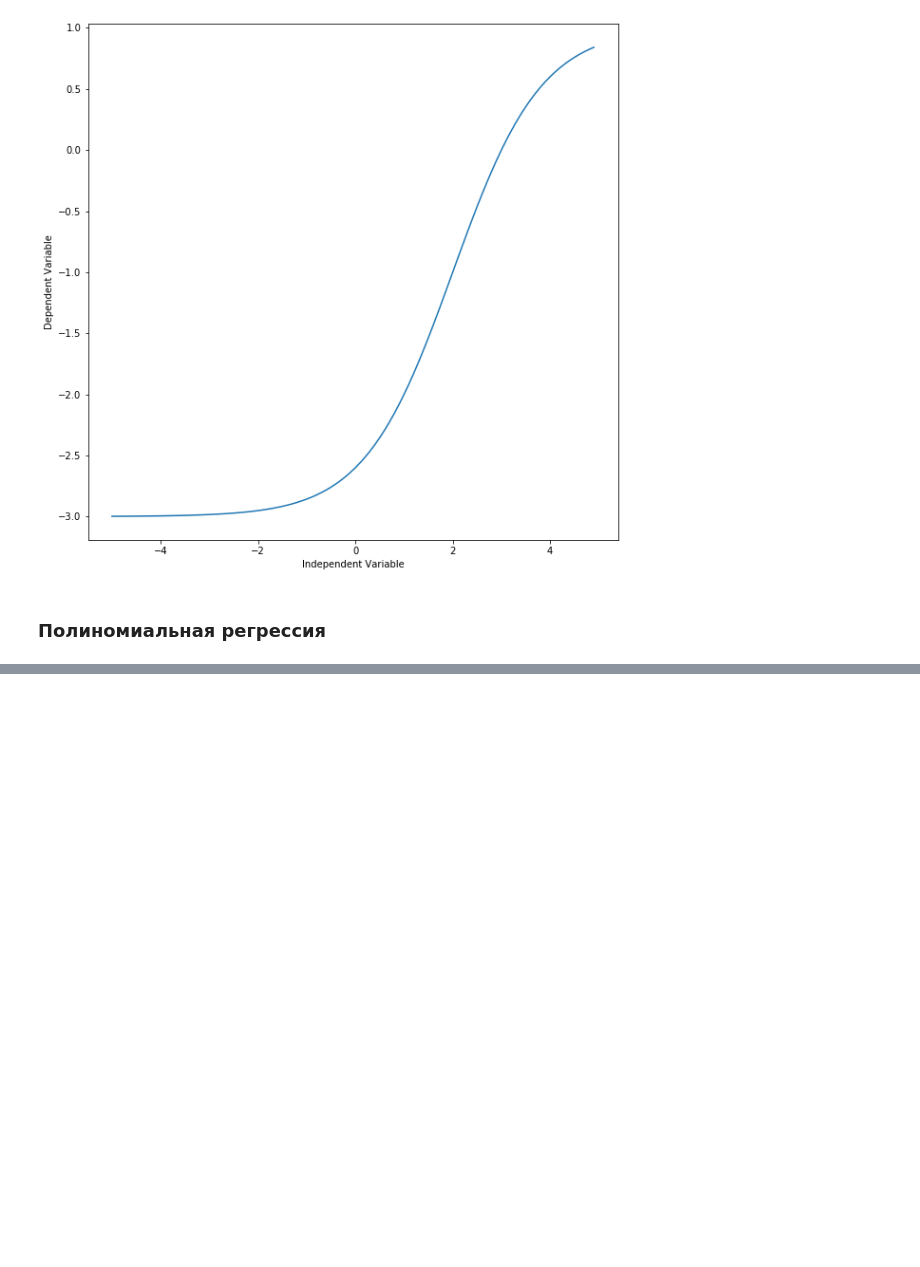
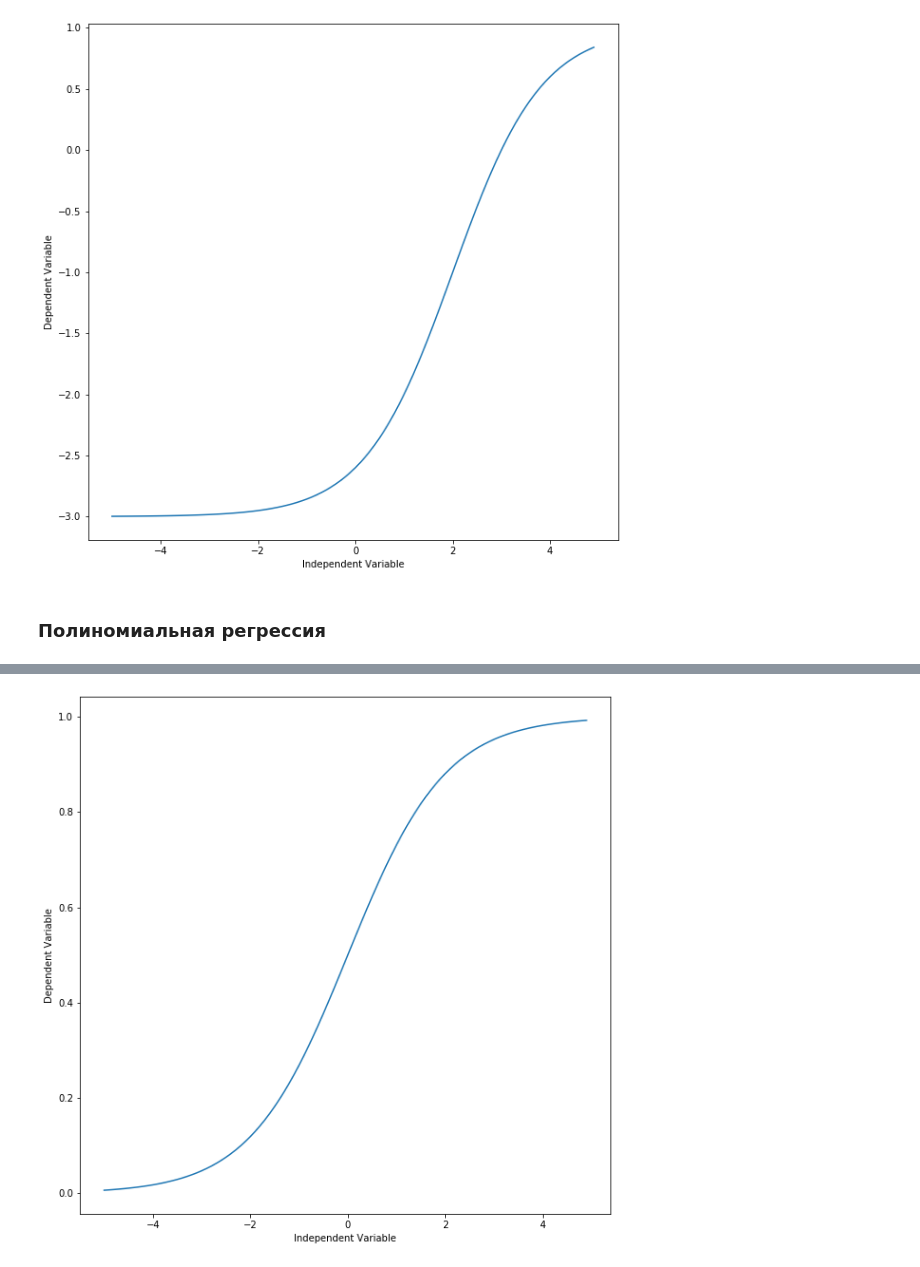
Before and after one commit to ryndovaira-org/data_science_lectures, a Jupyter notebook: 3_2_modeling_ml/3_1_1_regression/1_regression.ipynb, the cells around one changed output, grey strips where cells are left out. Cells and saved outputs as stored; diff of their text form; code cells hidden in the pictures; blank space fills up the shorter version.

```diff
--- a/3_2_modeling_ml/3_1_1_regression/1_regression.ipynb
+++ b/3_2_modeling_ml/3_1_1_regression/1_regression.ipynb
@@ -461,0 +500,10 @@ plt.show()
+# %%
+X = np.arange(-5.0, 5.0, 0.1)
+Y = 1.0 / (1.0 + np.exp(-X))
+
+plt.plot(X,Y)
+plt.ylabel('Dependent Variable')
+plt.xlabel('Independent Variable')
+plt.show()
+# %% [output]
+[figure, added]
```
Also changed, not shown: parts of 19 cells of this notebook.
